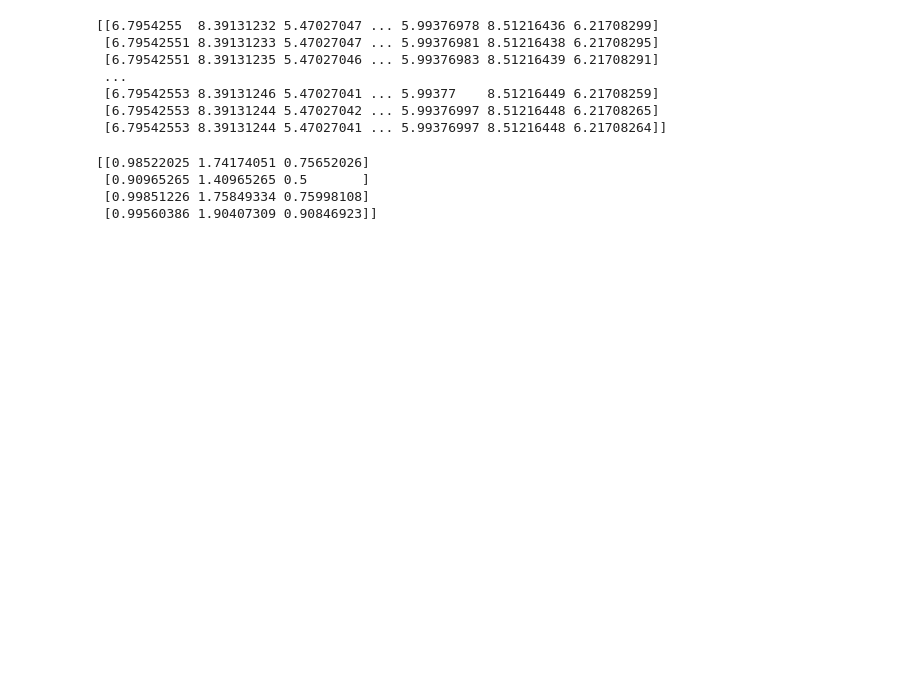
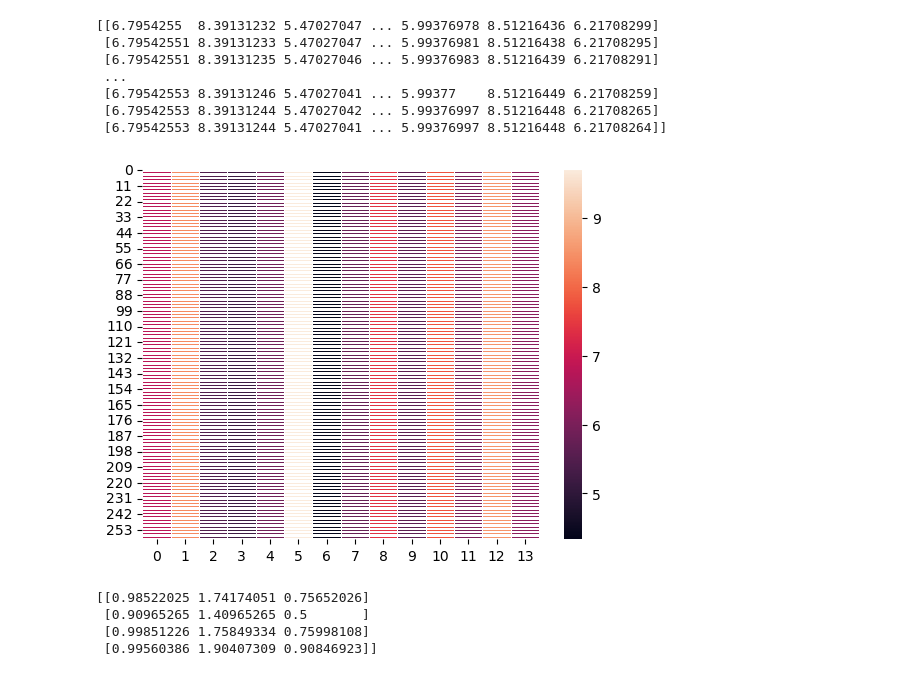
Before and after one commit to sunyshore/eeg, a Jupyter notebook: mnist_attention/attention.ipynb, the cells around one changed output. Saved outputs shown, nothing was run; the diff lists cells and outputs as text; code cells hidden in the pictures; blank space fills up the shorter version.

```diff
--- a/mnist_attention/attention.ipynb
+++ b/mnist_attention/attention.ipynb
@@ -177,6 +169,12 @@ print(attention)
  [6.79542553 8.39131246 5.47027041 ... 5.99377    8.51216449 6.21708259]
  [6.79542553 8.39131244 5.47027042 ... 5.99376997 8.51216448 6.21708265]
  [6.79542553 8.39131244 5.47027041 ... 5.99376997 8.51216448 6.21708264]]
+# %%
+
+ax = sns.heatmap(attention, linewidth=0.5)
+plt.show()
+# %% [output]
+[figure, added]
 # %%
 # example attention src code
 
```
Also changed, not shown: parts of 3 cells of this notebook, 23 other files.
